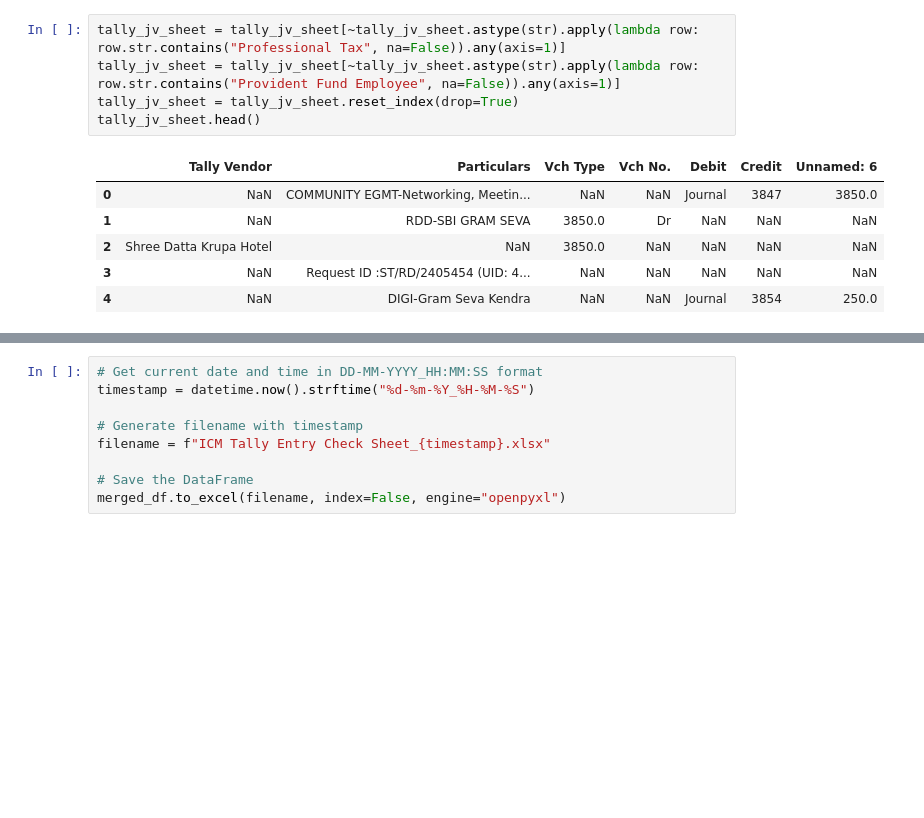
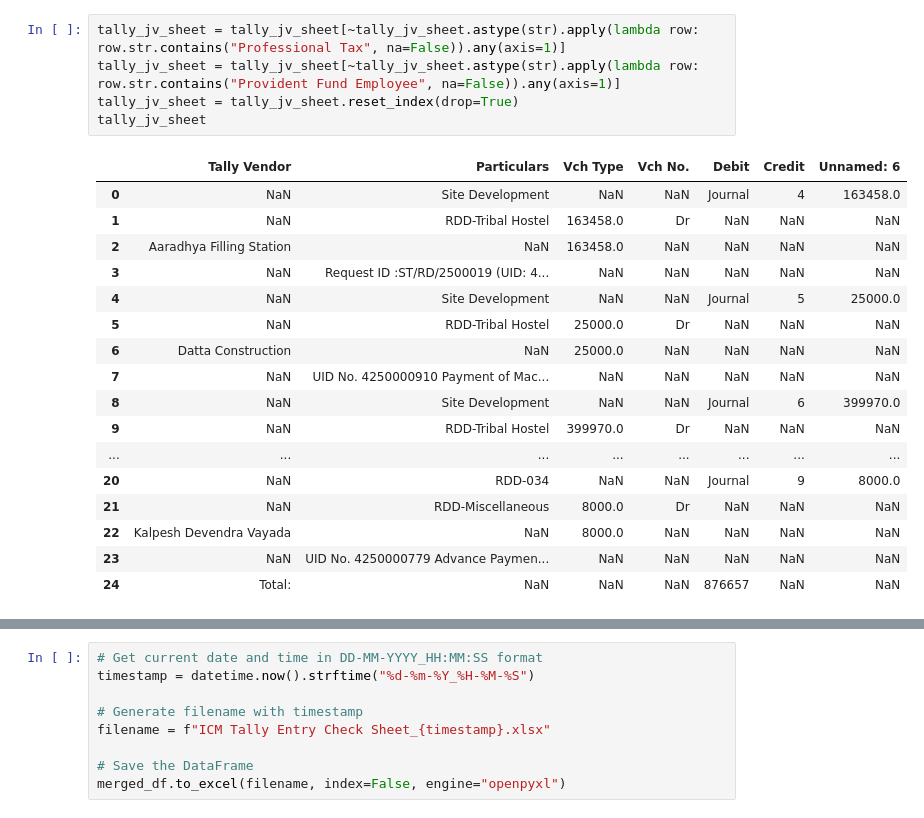
Before and after one commit to vnygrd108/icm_tally_jv_check, a Jupyter notebook: icm_jv_entry_check.ipynb, the cells around one changed output, grey strips where cells are left out. Drawn from its saved outputs; the diff is of its cells as text; blank space fills up the shorter version.

```diff
--- a/icm_jv_entry_check.ipynb
+++ b/icm_jv_entry_check.ipynb
@@ -43,15 +54,26 @@ tally_jv_sheet.head()
 # %%
 tally_jv_sheet = tally_jv_sheet[~tally_jv_sheet.astype(str).apply(lambda row: row.str.contains("Professional Tax", na=False)).any(axis=1)]
 tally_jv_sheet = tally_jv_sheet[~tally_jv_sheet.astype(str).apply(lambda row: row.str.contains("Provident Fund Employee", na=False)).any(axis=1)]
 tally_jv_sheet = tally_jv_sheet.reset_index(drop=True)
-tally_jv_sheet.head()
+tally_jv_sheet
 # %% [output]
 |  | Tally Vendor | Particulars | Vch Type | Vch No. | Debit | Credit | Unnamed: 6 |
-| 0 | NaN | COMMUNITY EGMT-Networking, Meetin... | NaN | NaN | Journal | 3847 | 3850.0 |
-| 1 | NaN | RDD-SBI GRAM SEVA | 3850.0 | Dr | NaN | NaN | NaN |
-| 2 | Shree Datta Krupa Hotel | NaN | 3850.0 | NaN | NaN | NaN | NaN |
-| 3 | NaN | Request ID :ST/RD/2405454 (UID: 4... | NaN | NaN | NaN | NaN | NaN |
-| 4 | NaN | DIGI-Gram Seva Kendra | NaN | NaN | Journal | 3854 | 250.0 |
+| 0 | NaN | Site Development | NaN | NaN | Journal | 4 | 163458.0 |
+| 1 | NaN | RDD-Tribal Hostel | 163458.0 | Dr | NaN | NaN | NaN |
+| 2 | Aaradhya Filling Station | NaN | 163458.0 | NaN | NaN | NaN | NaN |
+| 3 | NaN | Request ID :ST/RD/2500019 (UID: 4... | NaN | NaN | NaN | NaN | NaN |
+| 4 | NaN | Site Development | NaN | NaN | Journal | 5 | 25000.0 |
+| 5 | NaN | RDD-Tribal Hostel | 25000.0 | Dr | NaN | NaN | NaN |
+| 6 | Datta Construction | NaN | 25000.0 | NaN | NaN | NaN | NaN |
+| 7 | NaN | UID No. 4250000910 Payment of Mac... | NaN | NaN | NaN | NaN | NaN |
+| 8 | NaN | Site Development | NaN | NaN | Journal | 6 | 399970.0 |
+| 9 | NaN | RDD-Tribal Hostel | 399970.0 | Dr | NaN | NaN | NaN |
+| ... | ... | ... | ... | ... | ... | ... | ... |
+| 20 | NaN | RDD-034 | NaN | NaN | Journal | 9 | 8000.0 |
+| 21 | NaN | RDD-Miscellaneous | 8000.0 | Dr | NaN | NaN | NaN |
+| 22 | Kalpesh Devendra Vayada | NaN | 8000.0 | NaN | NaN | NaN | NaN |
+| 23 | NaN | UID No. 4250000779 Advance Paymen... | NaN | NaN | NaN | NaN | NaN |
+| 24 | Total: | NaN | NaN | NaN | 876657 | NaN | NaN |
 # %%
 # Create group numbers (each group of 4 rows)
 tally_jv_sheet['Group'] = tally_jv_sheet.index // 4
```
Also changed, not shown: parts of 9 cells of this notebook, 3 other files.
